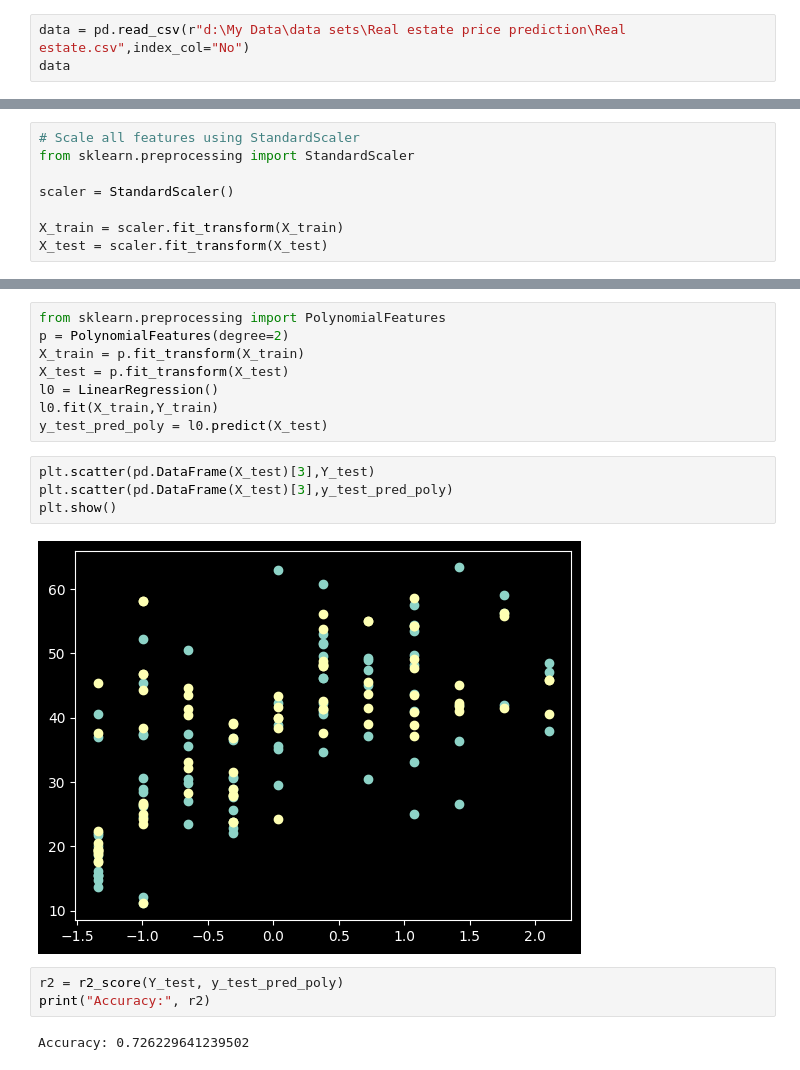
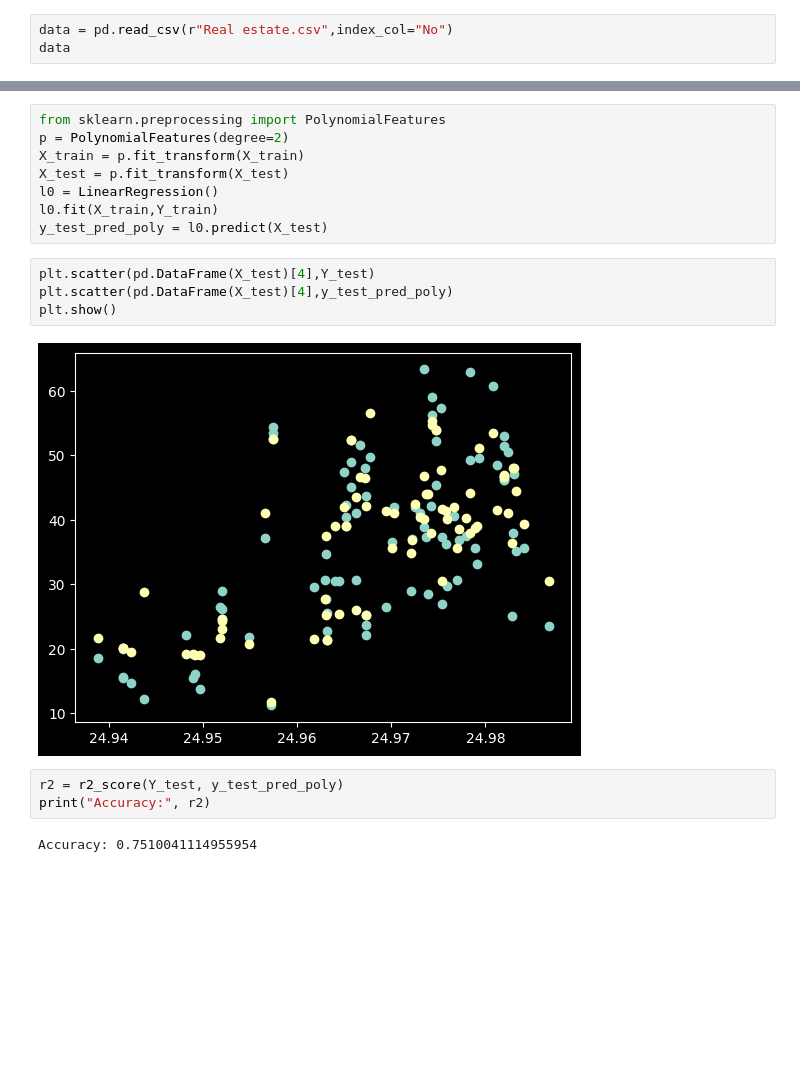
Before and after one commit to Ahmed-Samy-Elsaiid/Regrission, a Jupyter notebook: Real estate price prediction/Real estate price prediction.ipynb, the cells around one changed output, grey strips where cells are left out. Saved outputs shown, nothing was run; the diff lists cells and outputs as text; blank space fills up the shorter version.

```diff
--- a/Real estate price prediction/Real estate price prediction.ipynb
+++ b/Real estate price prediction/Real estate price prediction.ipynb
@@ -26,7 +26,7 @@ import seaborn as sns
 # %% [markdown]
 Reading Dataset
 # %%
-data = pd.read_csv(r"d:\My Data\data sets\Real estate price prediction\Real estate.csv",index_col="No")
+data = pd.read_csv(r"Real estate.csv",index_col="No")
 data
 # %% [output]
 |  | X1 transaction date | X2 house age | X3 distance to the nearest MRT st... | X4 number of convenience stores | X5 latitude | ... |
@@ -166,14 +166,6 @@ X=data.drop(["Y house price of unit area"],axis=1)
 Y=data["Y house price of unit area"]
 
 X_train, X_test, Y_train, Y_test=train_test_split(X, Y, test_size=0.2, random_state=42)
-# %%
-# Scale all features using StandardScaler
-from sklearn.preprocessing import StandardScaler
-
-scaler = StandardScaler()
-
-X_train = scaler.fit_transform(X_train)
-X_test = scaler.fit_transform(X_test)
 # %% [markdown]
 Linear regression
 # %%
@@ -206,13 +198,13 @@ l0 = LinearRegression()
 l0.fit(X_train,Y_train)
 y_test_pred_poly = l0.predict(X_test)
 # %%
-plt.scatter(pd.DataFrame(X_test)[3],Y_test)
-plt.scatter(pd.DataFrame(X_test)[3],y_test_pred_poly)
+plt.scatter(pd.DataFrame(X_test)[4],Y_test)
+plt.scatter(pd.DataFrame(X_test)[4],y_test_pred_poly)
 plt.show()
 # %% [output]
-[figure, old version]
+[figure, new version]
 # %%
 r2 = r2_score(Y_test, y_test_pred_poly)
 print("Accuracy:", r2)
 # %% [output]
-Accuracy: 0.726229641239502
+Accuracy: 0.7510041114955954
```
Also changed, not shown: parts of 2 cells of this notebook, 1 other file.
